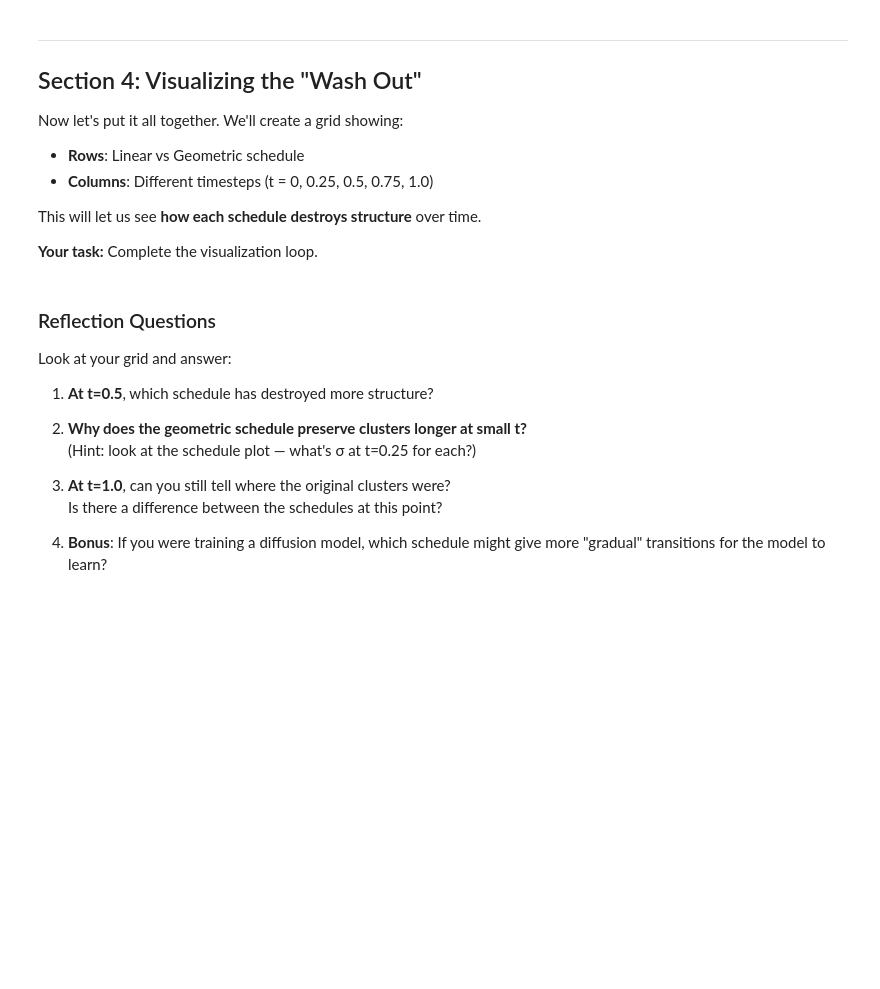
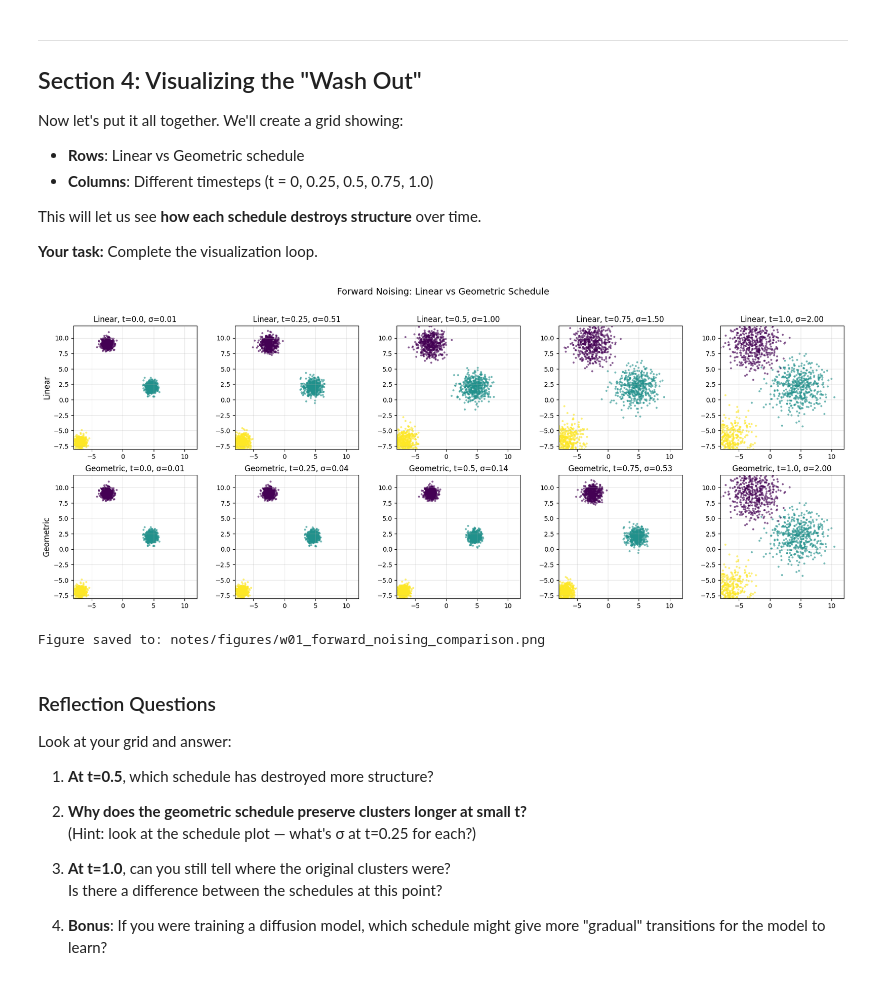
Before and after one commit to juancopi81/diffusion-research-curriculum, a Jupyter notebook: notebooks/w01_forward_noising_blobs.ipynb, the cells around one changed output. Cells and saved outputs as stored; diff of their text form; code cells hidden in the pictures; blank space fills up the shorter version.

```diff
--- a/notebooks/w01_forward_noising_blobs.ipynb
+++ b/notebooks/w01_forward_noising_blobs.ipynb
@@ -60,7 +60,8 @@ A **mixture of Gaussians** is data that comes from several Gaussian (normal) dis
 #
 # Hint: make_blobs returns (X, y) where X is the data and y is cluster labels
 
-x_0, labels = ...  # YOUR CODE HERE
+# x_0, labels = ...  # YOUR CODE HERE
+x_0, labels = make_blobs(n_samples=1500, centers=3, cluster_std=0.5, random_state=42)
 # %%
 # Verification: Let's see what we generated
 print(f"Data shape: {x_0.shape}")
@@ -120,11 +126,13 @@ def forward_noise(x_0, sigma):
     # TODO: Sample epsilon from standard normal with same shape as x_0
     # Hint: np.random.randn(*shape) gives samples from N(0, 1)
 
-    eps = ...  # YOUR CODE HERE
+    # eps = ...  # YOUR CODE HERE
+    eps = np.random.randn(x_0.shape[0], x_0.shape[1])
 
     # TODO: Apply the forward noising formula
 
-    x_t = ...  # YOUR CODE HERE
+    # x_t = ...  # YOUR CODE HERE
+    x_t = x_0 + sigma * eps
 
     return x_t
 # %%
@@ -214,7 +236,8 @@ def sigma_linear(t, sigma_min=0.01, sigma_max=2.0):
     """
     # TODO: Implement the linear schedule
 
-    return ...  # YOUR CODE HERE
+    # return ...  # YOUR CODE HERE
+    return sigma_min + t * (sigma_max - sigma_min)
 # %%
 def sigma_geometric(t, sigma_min=0.01, sigma_max=2.0):
     """
@@ -233,7 +256,8 @@ def sigma_geometric(t, sigma_min=0.01, sigma_max=2.0):
     # TODO: Implement the geometric schedule
     # Hint: a^t = exp(t * log(a))
 
-    return ...  # YOUR CODE HERE
+    # return ...  # YOUR CODE HERE
+    return sigma_min * np.exp(t * np.log(sigma_max/sigma_min))
 # %%
 # Verification: Check boundary conditions
 print("Linear schedule:")
@@ -295,38 +329,45 @@ schedules = {
 fig, axes = plt.subplots(2, 5, figsize=(18, 7))
 
 for row_idx, (schedule_name, schedule_fn) in enumerate(schedules.items()):
     for col_idx, t in enumerate(timesteps):
         ax = axes[row_idx, col_idx]
 
         # TODO: Set random seed for reproducibility (use 123)
-        ...  # YOUR CODE HERE
+        # ...  # YOUR CODE HERE
+        np.random.seed(123)
 
         # TODO: Compute sigma for this t using schedule_fn
-        sigma = ...  # YOUR CODE HERE
+        # sigma = ...  # YOUR CODE HERE
+        sigma = schedule_fn(t)
 
         # TODO: Apply forward_noise to x_0
-        x_t = ...  # YOUR CODE HERE
+        # x_t = ...  # YOUR CODE HERE
+        x_t = forward_noise(x_0, sigma)
 
         # TODO: Create scatter plot
         # Use: c=labels, cmap='viridis', alpha=0.5, s=5
-        ...  # YOUR CODE HERE
+        # ...  # YOUR CODE HERE
+        ax.scatter(x_t[:, 0], x_t[:, 1], c=labels, cmap='viridis', alpha=0.5, s=5)
 
         # TODO: Set title (e.g., "Linear, t=0.25, σ=0.51")
-        ax.set_title(...)  # YOUR CODE HERE
+        ax.set_title(f"{schedule_name}, t={t}, σ={sigma:.2f}")  # YOUR CODE HERE
 
         # Formatting (provided)
         ax.set_xlim(-8, 12)
         ax.set_ylim(-8, 12)
         ax.set_aspect('equal')
         if col_idx == 0:
             ax.set_ylabel(schedule_name, fontsize=12)
 
 plt.suptitle('Forward Noising: Linear vs Geometric Schedule', fontsize=14, y=1.02)
 plt.tight_layout()
 plt.savefig('../notes/figures/w01_forward_noising_comparison.png', dpi=150, bbox_inches='tight')
 plt.show()
 
 print("\nFigure saved to: notes/figures/w01_forward_noising_comparison.png")
+# %% [output]
+[figure, added]
+Figure saved to: notes/figures/w01_forward_noising_comparison.png
 # %% [markdown]
 ### Reflection Questions
 
```
Also changed, not shown: parts of 5 cells of this notebook, 2 other files.
